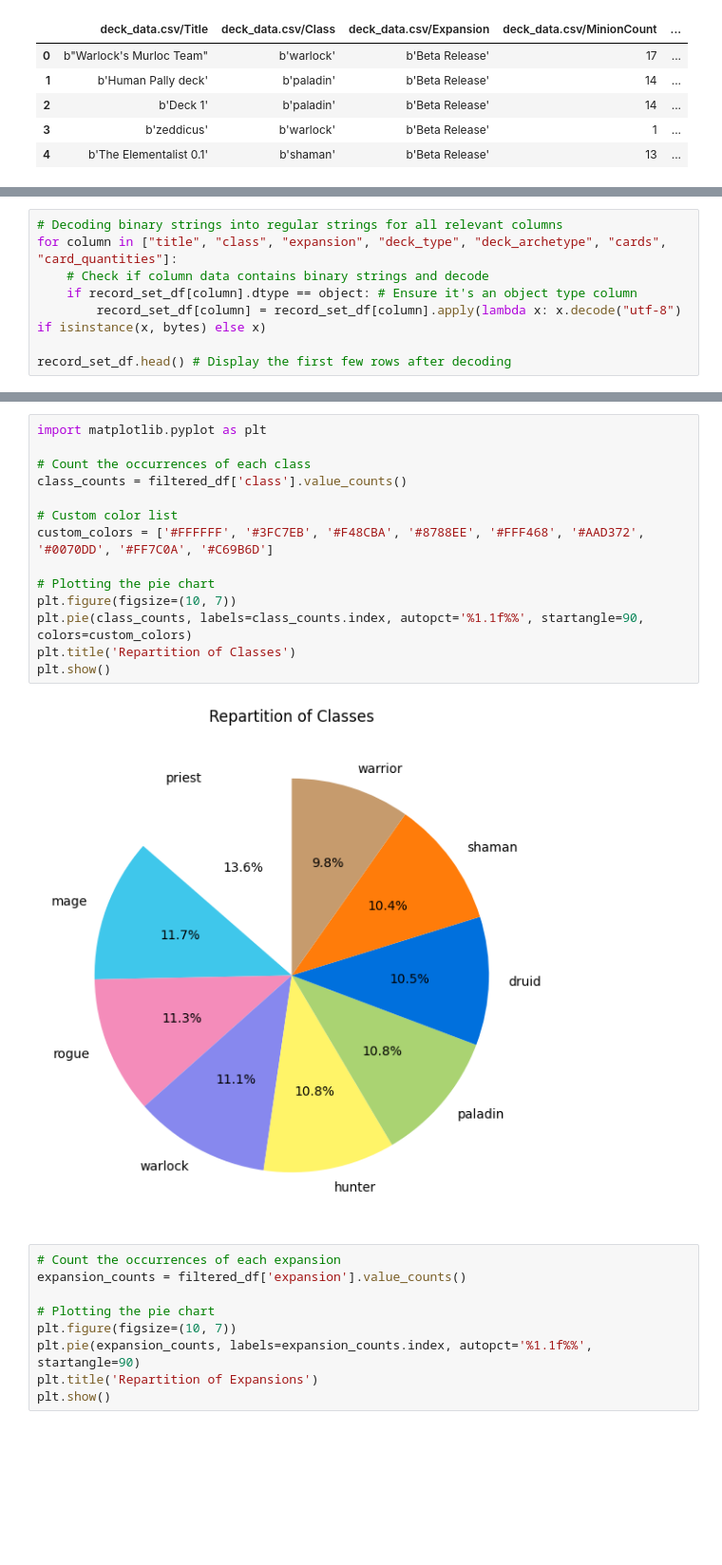
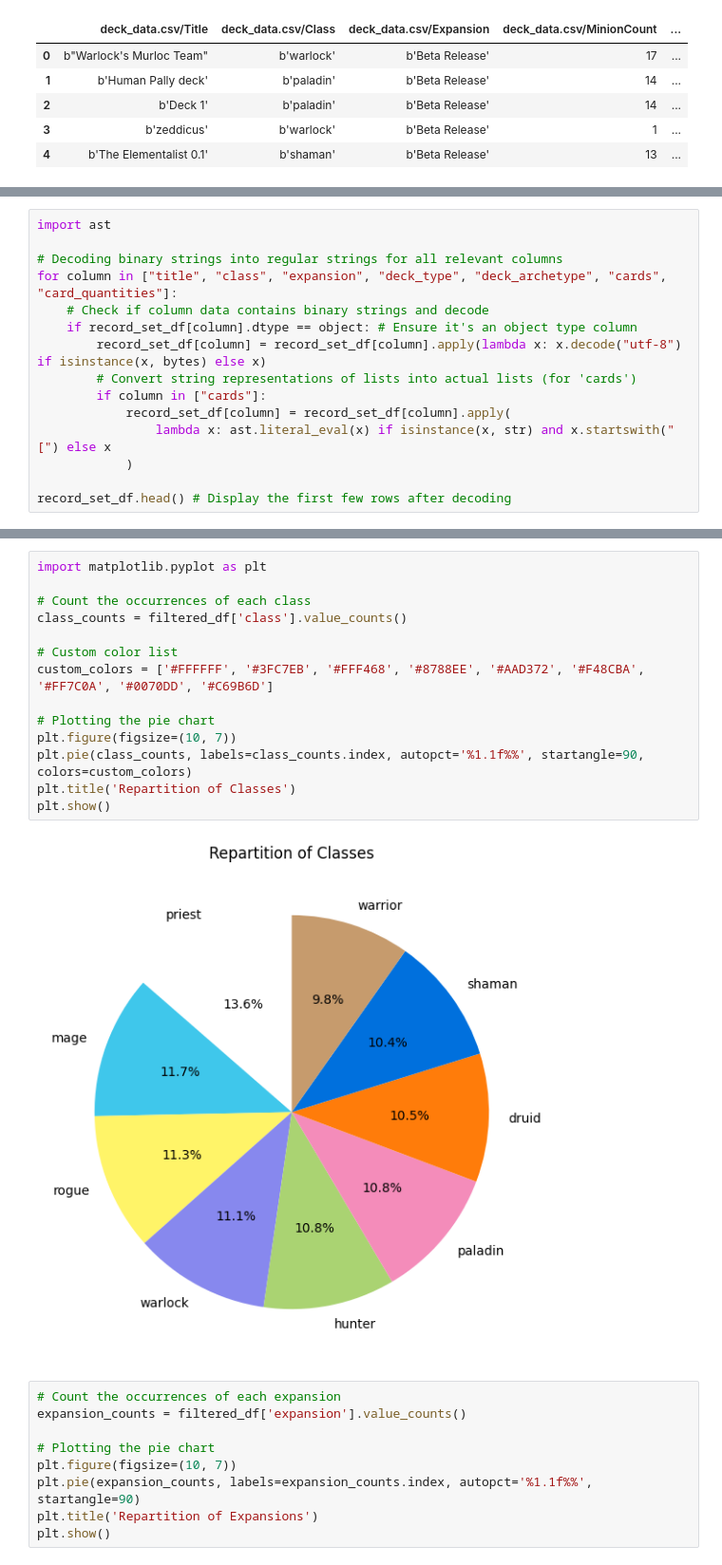
Before and after one commit to Varadiell/alyra-hearthstone-companion, a Jupyter notebook: analysis.ipynb, the cells around one changed output, grey strips where cells are left out. Shown at 95% size. Drawn from its saved outputs; the diff is of its cells as text; blank space fills up the shorter version.

```diff
--- a/analysis.ipynb
+++ b/analysis.ipynb
@@ -106,11 +106,18 @@ Data columns (total 7 columns):
 dtypes: object(7)
 memory usage: 35.7+ MB
 # %%
+import ast
+
 # Decoding binary strings into regular strings for all relevant columns
 for column in ["title", "class", "expansion", "deck_type", "deck_archetype", "cards", "card_quantities"]:
     # Check if column data contains binary strings and decode
     if record_set_df[column].dtype == object: # Ensure it's an object type column
         record_set_df[column] = record_set_df[column].apply(lambda x: x.decode("utf-8") if isinstance(x, bytes) else x)
+        # Convert string representations of lists into actual lists (for 'cards')
+        if column in ["cards"]:
+            record_set_df[column] = record_set_df[column].apply(
+                lambda x: ast.literal_eval(x) if isinstance(x, str) and x.startswith("[") else x
+            )
 
 record_set_df.head() # Display the first few rows after decoding
 # %% [output]
@@ -183,19 +190,19 @@ memory usage: 18.7+ MB
 # %%
 import matplotlib.pyplot as plt
 
 # Count the occurrences of each class
 class_counts = filtered_df['class'].value_counts()
 
 # Custom color list
-custom_colors = ['#FFFFFF', '#3FC7EB', '#F48CBA', '#8788EE', '#FFF468', '#AAD372', '#0070DD', '#FF7C0A', '#C69B6D']
+custom_colors = ['#FFFFFF', '#3FC7EB', '#FFF468', '#8788EE', '#AAD372', '#F48CBA', '#FF7C0A', '#0070DD', '#C69B6D']
 
 # Plotting the pie chart
 plt.figure(figsize=(10, 7))
 plt.pie(class_counts, labels=class_counts.index, autopct='%1.1f%%', startangle=90, colors=custom_colors)
 plt.title('Repartition of Classes')
 plt.show()
 # %% [output]
-[figure, old version]
+[figure, new version]
 # %%
 # Count the occurrences of each expansion
 expansion_counts = filtered_df['expansion'].value_counts()
```
Also changed, not shown: parts of 3 cells of this notebook.
